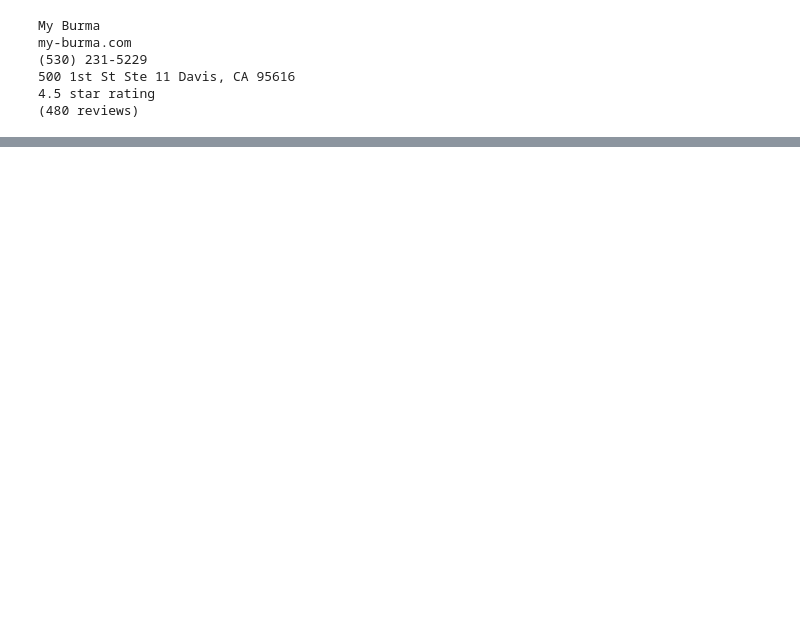
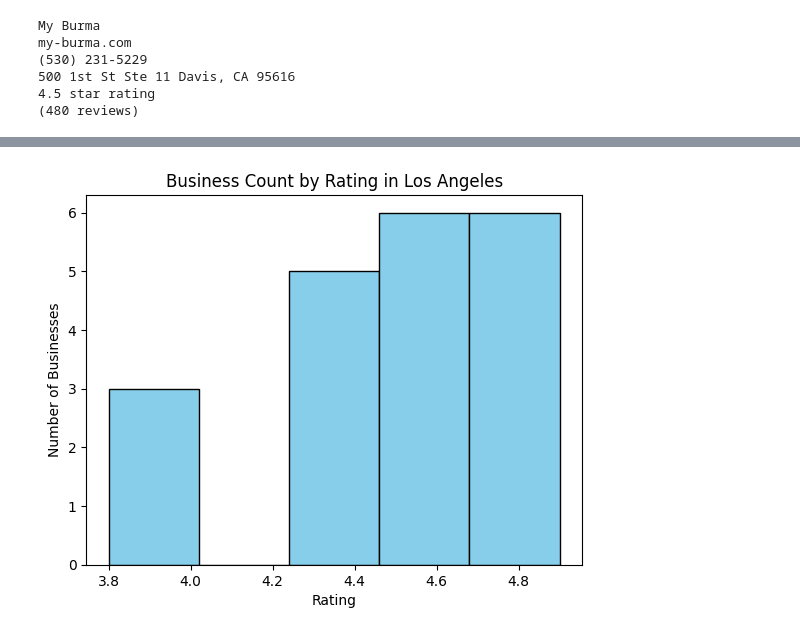
Before and after one commit to allison2368/YelpReviews, a Jupyter notebook: project.ipynb, the cells around one changed output, grey strips where cells are left out. Cells and saved outputs as stored; diff of their text form; code cells hidden in the pictures; blank space fills up the shorter version.

```diff
--- a/project.ipynb
+++ b/project.ipynb
@@ -11,6 +0,0 @@ My Burma
-# %%
-import re
-
-rating_tag = soup.find('div', attrs={'aria-label': re.compile('star rating')})
-rating = rating_tag['aria-label']
-print(rating)
@@ -19,3 +0,0 @@ print(rating)
-# %%
-review_count = soup.find('span', string=re.compile('reviews')).text
-print(review_count)
@@ -158,7 +212,7 @@ def get_business_info(page_url):
 url_templateSF = "https://www.yelp.com/search?find_desc=Restaurants&find_loc=San+Francisco%2C+CA&start={}"
 
 # Number of pages to scrape
-num_pages = 4  # Change this to the desired number of pages
+num_pages = 2
 
 # List to store all business information
 all_business_infoSF = []
@@ -176,0 +249,13 @@ for business in all_business_infoSF:
+# %%
+# List to store all ratings
+all_ratingsSF = []
+
+# Iterate through pages
+for page_number in range(0, num_pages * 10, 10):
+    page_url = url_templateSF.format(page_number)
+    ratings = get_business_info(page_url)
+    all_ratingsSF.extend(ratings)
+
+# Print all ratings
+for i, rating in enumerate(all_ratingsSF, start=1):
+    print(f"Rating {i}: {rating}")
@@ -176,0 +283,15 @@ for business in all_business_infoSF:
+# %%
+import matplotlib.pyplot as plt
+
+# Extract ratings
+ratings = [rating['rating'] for rating in all_ratings]
+
+plt.hist(ratings, bins=5, color='skyblue', edgecolor='black')
+
+plt.xlabel('Rating')
+plt.ylabel('Number of Businesses')
+plt.title('Business Count by Rating in Los Angeles')
+
+plt.show()
+# %% [output]
+[figure, added]
```
Also changed, not shown: parts of 29 cells of this notebook.
